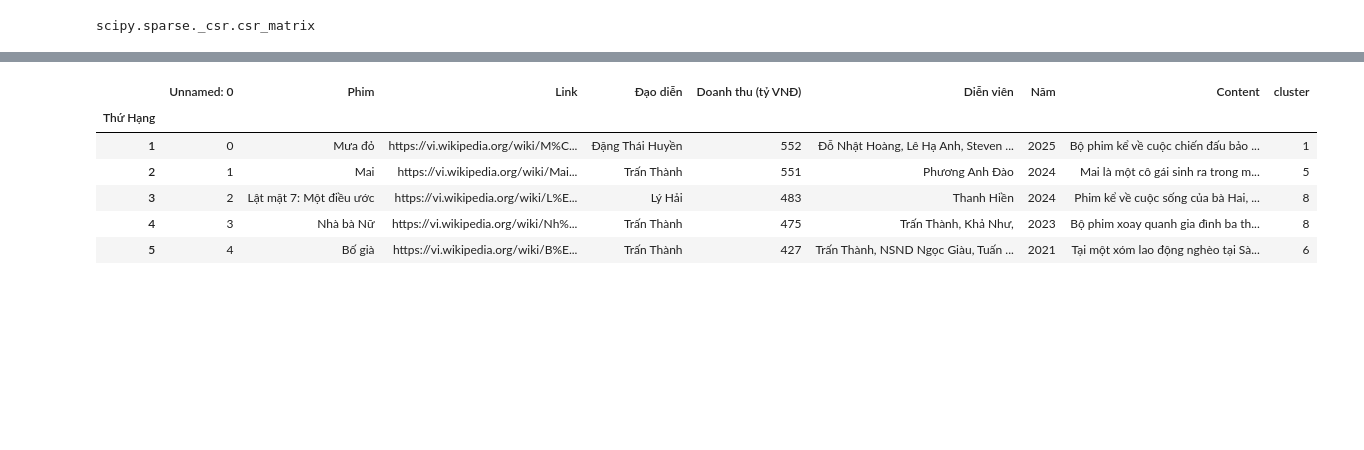
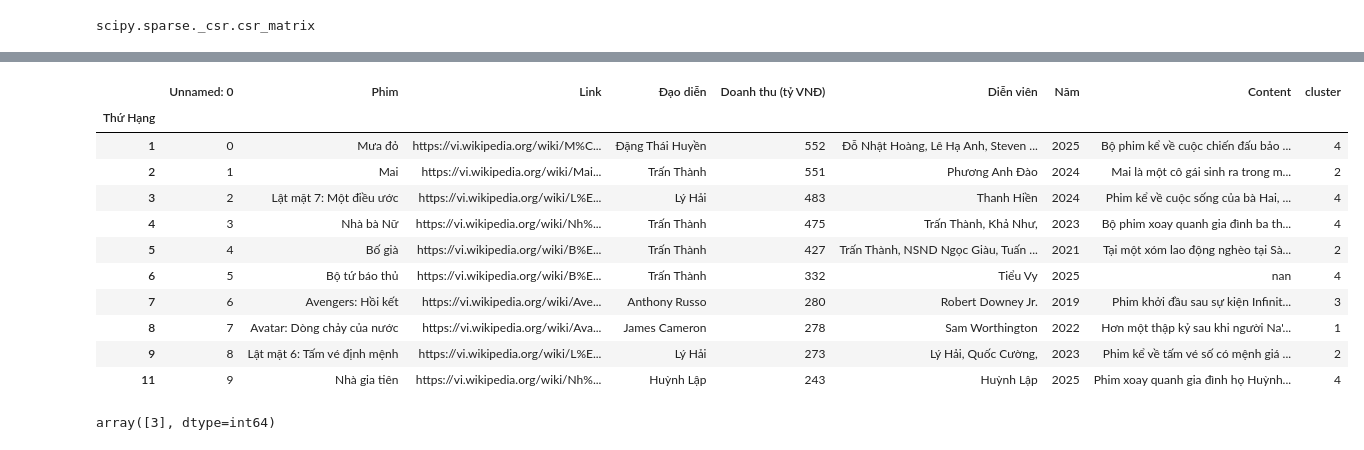
Before and after one commit to dinhxuanhuy/Movie-Recomendation-Machine-Learning, a Jupyter notebook: Similarity.ipynb, the cells around one changed output, grey strips where cells are left out. Cells and saved outputs as stored; diff of their text form; code cells hidden in the pictures; blank space fills up the shorter version.

```diff
--- a/Similarity.ipynb
+++ b/Similarity.ipynb
@@ -45,0 +61,3 @@ def tokenize_and_stem(text):
+# %%
+text = "Việt Nam là đất nước rất đẹp."
+print(tokenize_and_stem(text))
@@ -45,0 +69,13 @@ def tokenize_and_stem(text):
+# %%
+def tokenize_and_stem(text):
+    # Tokenize by words
+    tokens = [word for word in word_tokenize(text)]
+    filtered_tokens = []
+    # Filter out any tokens not containing letters (e.g., numeric tokens, raw punctuation)
+    for token in tokens:
+        if re.search('[a-zA-Z]', token):
+            filtered_tokens.append(token)
+    # Stem the filtered tokens
+    stemmer = SnowballStemmer("english")
+    stems = [stemmer.stem(t) for t in filtered_tokens]
+    return stems
@@ -54,7 +104,7 @@ from sklearn.feature_extraction.text import TfidfVectorizer
 
 # Instantiate TfidfVectorizer object with stopwords and tokenizer
 tfidf_vectorizer = TfidfVectorizer(max_df=0.8, max_features=200000,
-                                 min_df=0.2, stop_words='english',
+                                 min_df=0.2, stop_words=stopwords,
                                  use_idf=True, tokenizer=tokenize_and_stem,
                                  ngram_range=(1,3))
 
@@ -101,7 +176,7 @@ type(tfidf_matrix)
 scipy.sparse._csr.csr_matrix
 # %%
 from sklearn.cluster import KMeans
-num_clusters = 10
+num_clusters = 9
 km = KMeans(n_clusters=num_clusters)
 km.fit(tfidf_matrix)
 clusters = km.labels_.tolist()
@@ -123,15 +211,20 @@ Name: count, dtype: int64
 # %%
-df.head()
+df.head(10)
 # %% [output]
 |  | Unnamed: 0 | Phim | Link | Đạo diễn | Doanh thu (tỷ VNĐ) | Diễn viên | Năm | Content | cluster |
 | Thứ Hạng |  |  |  |  |  |  |  |  |  |
-| 1 | 0 | Mưa đỏ | https://vi.wikipedia.org/wiki/M%C... | Đặng Thái Huyền | 552 | Đỗ Nhật Hoàng, Lê Hạ Anh, Steven ... | 2025 | Bộ phim kể về cuộc chiến đấu bảo ... | 1 |
-| 2 | 1 | Mai | https://vi.wikipedia.org/wiki/Mai... | Trấn Thành | 551 | Phương Anh Đào | 2024 | Mai là một cô gái sinh ra trong m... | 5 |
-| 3 | 2 | Lật mặt 7: Một điều ước | https://vi.wikipedia.org/wiki/L%E... | Lý Hải | 483 | Thanh Hiền | 2024 | Phim kể về cuộc sống của bà Hai, ... | 8 |
-| 4 | 3 | Nhà bà Nữ | https://vi.wikipedia.org/wiki/Nh%... | Trấn Thành | 475 | Trấn Thành, Khả Như, | 2023 | Bộ phim xoay quanh gia đình ba th... | 8 |
-| 5 | 4 | Bố già | https://vi.wikipedia.org/wiki/B%E... | Trấn Thành | 427 | Trấn Thành, NSND Ngọc Giàu, Tuấn ... | 2021 | Tại một xóm lao động nghèo tại Sà... | 6 |
+| 1 | 0 | Mưa đỏ | https://vi.wikipedia.org/wiki/M%C... | Đặng Thái Huyền | 552 | Đỗ Nhật Hoàng, Lê Hạ Anh, Steven ... | 2025 | Bộ phim kể về cuộc chiến đấu bảo ... | 4 |
+| 2 | 1 | Mai | https://vi.wikipedia.org/wiki/Mai... | Trấn Thành | 551 | Phương Anh Đào | 2024 | Mai là một cô gái sinh ra trong m... | 2 |
+| 3 | 2 | Lật mặt 7: Một điều ước | https://vi.wikipedia.org/wiki/L%E... | Lý Hải | 483 | Thanh Hiền | 2024 | Phim kể về cuộc sống của bà Hai, ... | 4 |
+| 4 | 3 | Nhà bà Nữ | https://vi.wikipedia.org/wiki/Nh%... | Trấn Thành | 475 | Trấn Thành, Khả Như, | 2023 | Bộ phim xoay quanh gia đình ba th... | 4 |
+| 5 | 4 | Bố già | https://vi.wikipedia.org/wiki/B%E... | Trấn Thành | 427 | Trấn Thành, NSND Ngọc Giàu, Tuấn ... | 2021 | Tại một xóm lao động nghèo tại Sà... | 2 |
+| 6 | 5 | Bộ tứ báo thủ | https://vi.wikipedia.org/wiki/B%E... | Trấn Thành | 332 | Tiểu Vy | 2025 | nan | 4 |
+| 7 | 6 | Avengers: Hồi kết | https://vi.wikipedia.org/wiki/Ave... | Anthony Russo | 280 | Robert Downey Jr. | 2019 | Phim khởi đầu sau sự kiện Infinit... | 3 |
+| 8 | 7 | Avatar: Dòng chảy của nước | https://vi.wikipedia.org/wiki/Ava... | James Cameron | 278 | Sam Worthington | 2022 | Hơn một thập kỷ sau khi người Na'... | 1 |
+| 9 | 8 | Lật mặt 6: Tấm vé định mệnh | https://vi.wikipedia.org/wiki/L%E... | Lý Hải | 273 | Lý Hải, Quốc Cường, | 2023 | Phim kể về tấm vé số có mệnh giá ... | 2 |
+| 11 | 9 | Nhà gia tiên | https://vi.wikipedia.org/wiki/Nh%... | Huỳnh Lập | 243 | Huỳnh Lập | 2025 | Phim xoay quanh gia đình họ Huỳnh... | 4 |
 # %%
-ClusterOfPhimMai = df[df['Phim']=='Mưa đỏ']['cluster'].values
+ClusterOfPhimMai = df[df['Phim']=='Avengers: Hồi kết']['cluster'].values
 ClusterOfPhimMai
-#print any film in the same cluster as 'Mai'
-phim_giong_mai = df[df['cluster']==ClusterOfPhimMai[0]]
+# %% [output]
+array([3], dtype=int64)
```
Also changed, not shown: parts of 26 cells of this notebook, 7 other files.
